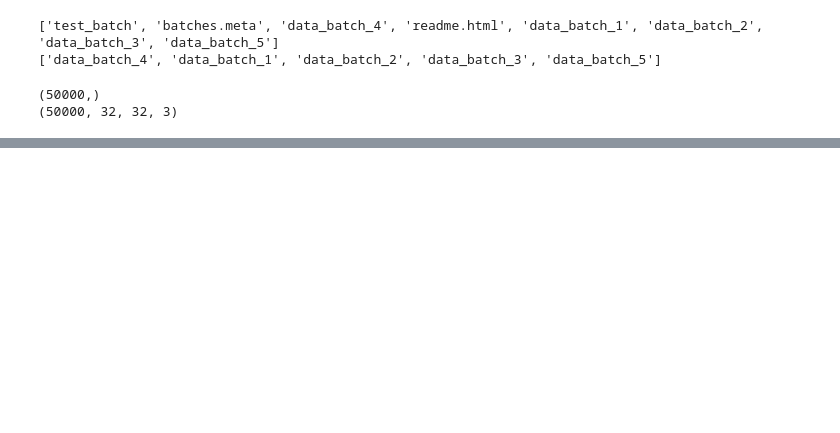
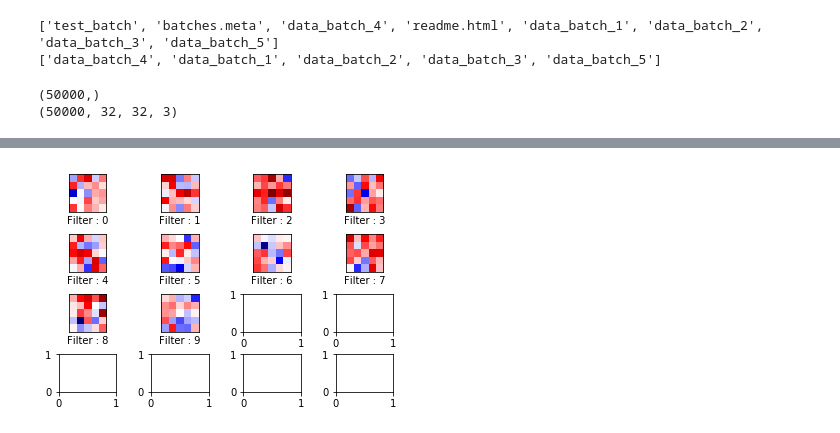
Before and after one commit to vesrinivas/DeepLearning, a Jupyter notebook: ImageRecognition/ImageClassificationCIFAR.ipynb, the cells around one changed output, grey strips where cells are left out. Drawn from its saved outputs; the diff is of its cells as text; code cells hidden in the pictures; blank space fills up the shorter version.

```diff
--- a/ImageRecognition/ImageClassificationCIFAR.ipynb
+++ b/ImageRecognition/ImageClassificationCIFAR.ipynb
@@ -81,3 +80,17 @@ print(np.shape(images))
 # %% [output]
 (50000,)
 (50000, 32, 32, 3)
+# %%
+## Now since labels are in form of argmax we need to get them one hot encoded
+
+def convertToOneHot(vector, num_classes=None):
+    assert isinstance(vector, np.ndarray)
+    assert len(vector) > 0
+
+    result = np.zeros(shape=(len(vector), numClasses))
+    result[np.arange(len(vector)), vector] = 1
+    return result.astype(int)
+
+
+labelsOneHot = convertToOneHot(labels)
+print(np.shape(labelsOneHot))
@@ -273,0 +285,4 @@ labelsTrain,w1,w2 = runOptimization(2)
+# %%
+plotConvWeights(w1)
+# %% [output]
+[figure, added]
```
Also changed, not shown: parts of 19 cells of this notebook.
